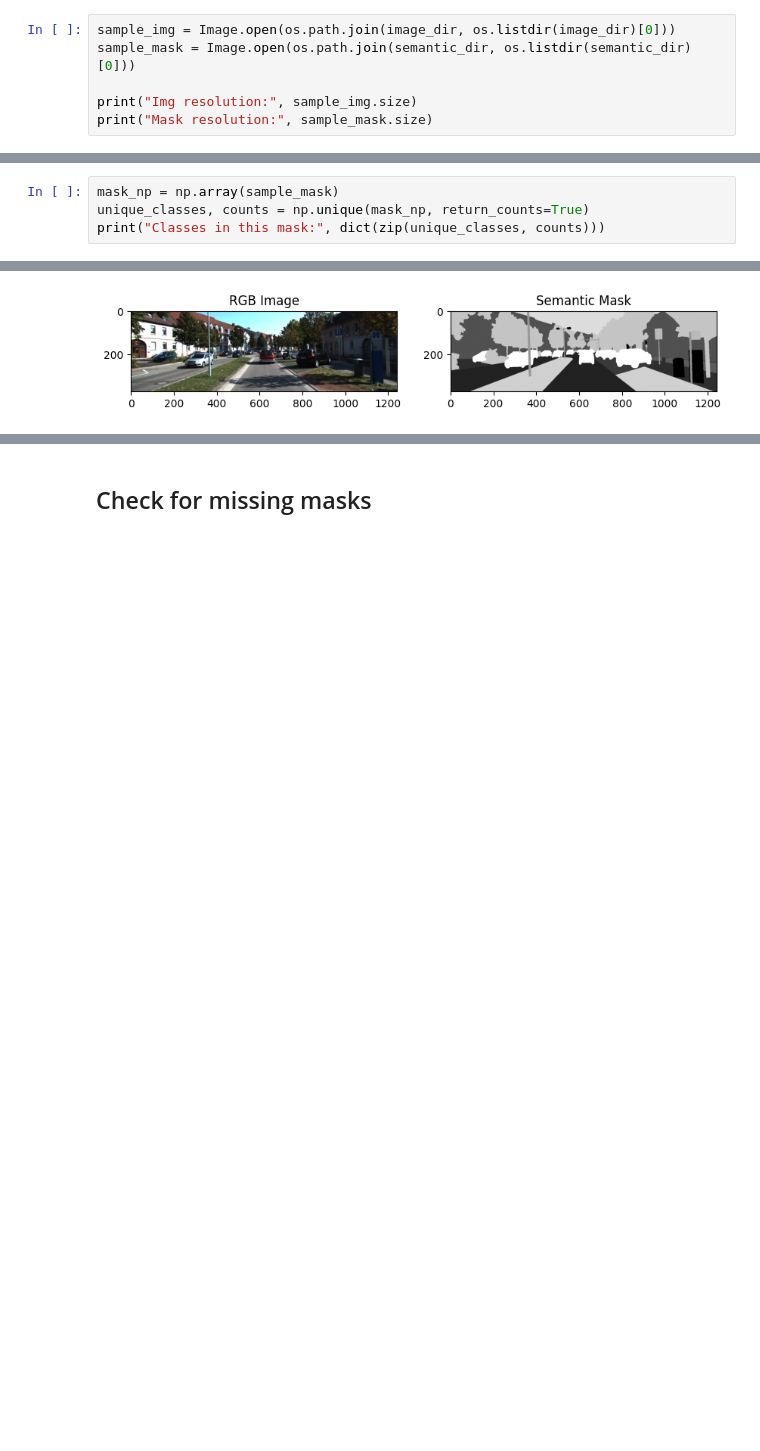
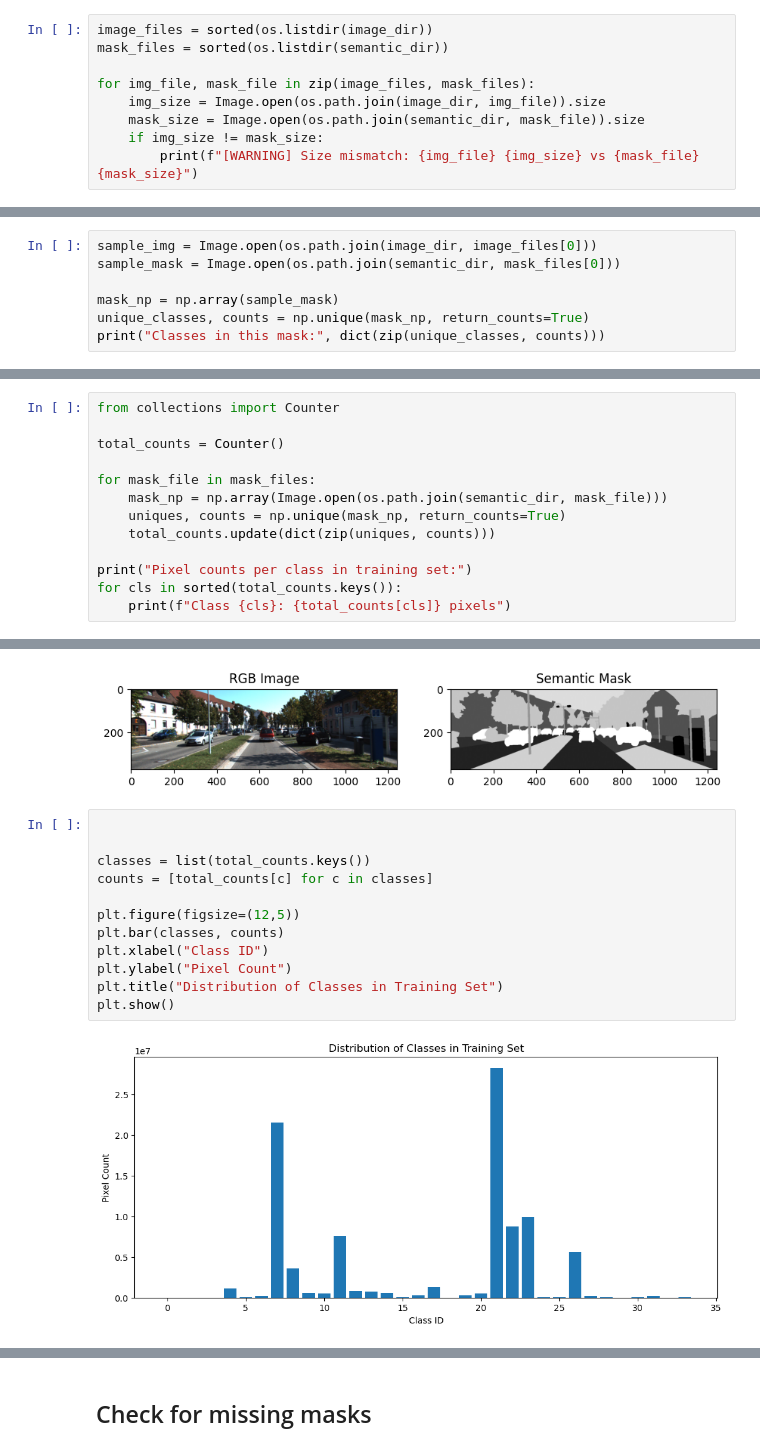
Before and after one commit to tomasmajercik/segmentation-kitti, a Jupyter notebook: data_processing.ipynb, the cells around one changed output, grey strips where cells are left out. Drawn from its saved outputs; the diff is of its cells as text; blank space fills up the shorter version.

```diff
--- a/data_processing.ipynb
+++ b/data_processing.ipynb
@@ -26,8 +27,11 @@ Number of instance masks: 200
 # %% [markdown]
 ## Image resolutions
 # %%
-sample_img = Image.open(os.path.join(image_dir, os.listdir(image_dir)[0]))
-sample_mask = Image.open(os.path.join(semantic_dir, os.listdir(semantic_dir)[0]))
+image_files = sorted(os.listdir(image_dir))
+mask_files = sorted(os.listdir(semantic_dir))
 
-print("Img resolution:", sample_img.size)
-print("Mask resolution:", sample_mask.size)
+for img_file, mask_file in zip(image_files, mask_files):
+    img_size = Image.open(os.path.join(image_dir, img_file)).size
+    mask_size = Image.open(os.path.join(semantic_dir, mask_file)).size
+    if img_size != mask_size:
+        print(f"[WARNING] Size mismatch: {img_file} {img_size} vs {mask_file} {mask_size}")
@@ -37,6 +38,9 @@ Mask resolution: (1242, 375)
 # %% [markdown]
 ## Semantic mask classes
 # %%
+sample_img = Image.open(os.path.join(image_dir, image_files[0]))
+sample_mask = Image.open(os.path.join(semantic_dir, mask_files[0]))
+
 mask_np = np.array(sample_mask)
 unique_classes, counts = np.unique(mask_np, return_counts=True)
 print("Classes in this mask:", dict(zip(unique_classes, counts)))
@@ -44,0 +51,13 @@ Classes in this mask: {np.uint8(4): np.int64(26202), np.uint8(6): np.int64(2893)
+# %%
+from collections import Counter
+
+total_counts = Counter()
+
+for mask_file in mask_files:
+    mask_np = np.array(Image.open(os.path.join(semantic_dir, mask_file)))
+    uniques, counts = np.unique(mask_np, return_counts=True)
+    total_counts.update(dict(zip(uniques, counts)))
+
+print("Pixel counts per class in training set:")
+for cls in sorted(total_counts.keys()):
+    print(f"Class {cls}: {total_counts[cls]} pixels")
@@ -69,3 +106,17 @@ for i in range(3):
 [figure]
 [figure]
 [figure]
+# %%
+
+
+classes = list(total_counts.keys())
+counts = [total_counts[c] for c in classes]
+
+plt.figure(figsize=(12,5))
+plt.bar(classes, counts)
+plt.xlabel("Class ID")
+plt.ylabel("Pixel Count")
+plt.title("Distribution of Classes in Training Set")
+plt.show()
+# %% [output]
+[figure, added]
```
Also changed, not shown: parts of 8 cells of this notebook.
